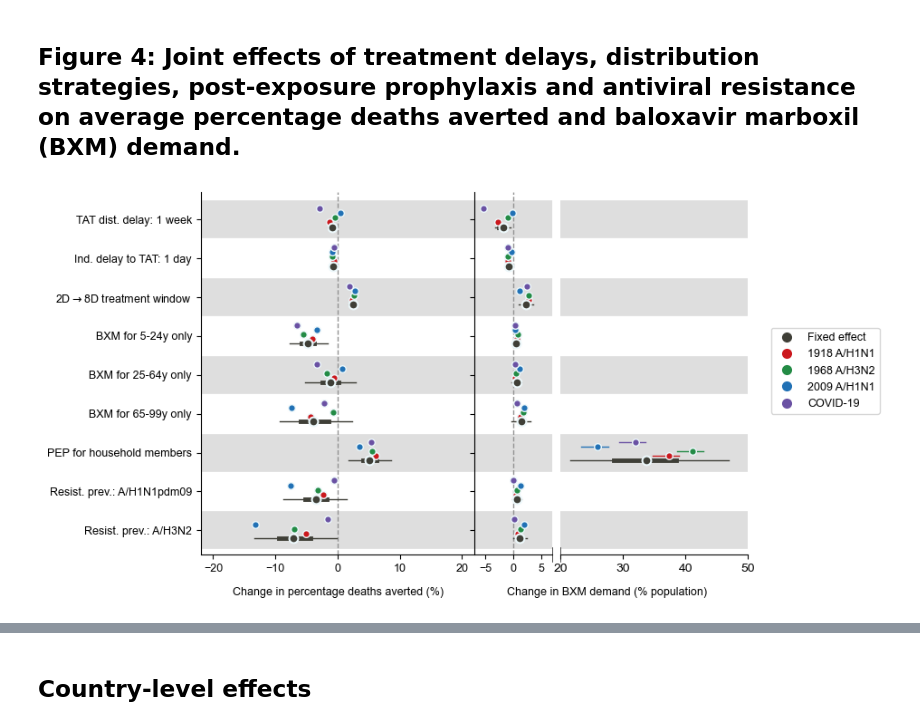
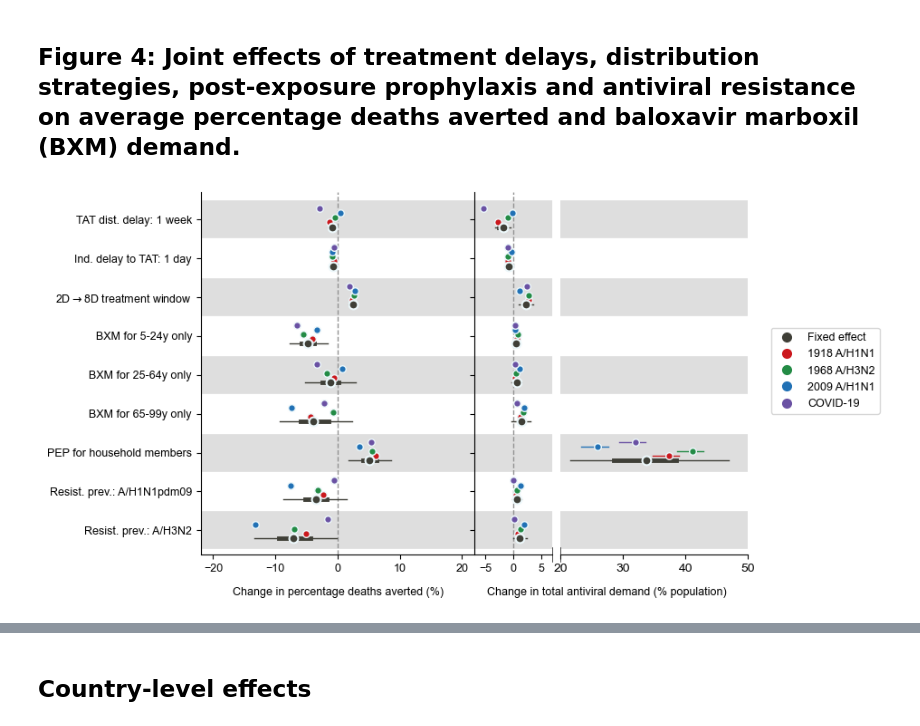
Before and after one commit to AMC-LAEB/flu-antiviral-stockpile, a Jupyter notebook: notebooks/av_stockpile.ipynb, the cells around one changed output, grey strips where cells are left out. Drawn from its saved outputs; the diff is of its cells as text; code cells hidden in the pictures.

Commit message:
revised manuscript

```diff
--- a/notebooks/av_stockpile.ipynb
+++ b/notebooks/av_stockpile.ipynb
@@ -461,7 +504,7 @@ display (table_01)
 # %%
 country_iso_codes_df = pd.read_csv("../data/country_iso_codes.csv")
 
-table_s2 = []
+table_s3 = []
 plot_df = tat_stockpile_df[(tat_stockpile_df['baseline']==0.)&(tat_stockpile_df['PEP']==0.)&(tat_stockpile_df['treat_window']==2.)&(tat_stockpile_df['bxm_resistance']==0.)&(tat_stockpile_df['tat_delay']==1.)&(tat_stockpile_df['AVS']==7.)].copy()
 for i, pandemic in enumerate(["pandemic1918", "pandemic1968", "pandemic2009", "covid"]):
     curr_baseline_df = baseline_df[baseline_df['pandemic']==pandemic].copy().set_index("country")
@@ -482,15 +525,15 @@ for i, pandemic in enumerate(["pandemic1918", "pandemic1968", "pandemic2009", "c
         curr_plot_df['country'] = curr_plot_df['country'].map(country_iso_codes_df[['alpha-3', 'name']].set_index("alpha-3")['name'])
         sub_plot_df = curr_plot_df[['treatment', 'country', 'pandemic', 'dea_averted_perc', 'dea_averted_per_mil', 'av_stockpile_size', 'test_per_pax']].copy()
 
-        table_s2.append(sub_plot_df)
+        table_s3.append(sub_plot_df)
 
-table_s2 = pd.concat(table_s2, ignore_index=True)
-table_s2 = table_s2.fillna("No deaths")
+table_s3 = pd.concat(table_s3, ignore_index=True)
+table_s3 = table_s3.fillna("No deaths")
 
-table_s2['pandemic'] = table_s2['pandemic'].map({"covid":"COVID-19", "pandemic1918":"1918 A/H1N1", "pandemic1968":"1968 A/H3N2", "pandemic2009":"2009 A/H1N1"})
-table_s2 = table_s2.set_index(['country', 'pandemic', 'treatment']).sort_index()
-table_s2.to_csv("../manuscript/table_s2.csv")
-table_s2
+table_s3['pandemic'] = table_s3['pandemic'].map({"covid":"COVID-19", "pandemic1918":"1918 A/H1N1", "pandemic1968":"1968 A/H3N2", "pandemic2009":"2009 A/H1N1"})
+table_s3 = table_s3.set_index(['country', 'pandemic', 'treatment']).sort_index()
+table_s3.to_csv("../manuscript/table_s3.csv")
+table_s3
 # %% [output]
 |  |  |  | dea_averted_perc | dea_averted_per_mil | av_stockpile_size | test_per_pax |
 | country | pandemic | treatment |  |  |  |  |
@@ -550,9 +901,10 @@ for r, treatment in enumerate(["BXM", "OSL"]):
             ax.scatter(X, Y, c=Z, cmap=cmap, s=12, edgecolors=['#cb181d','#238b45','#2171b5','#6a51a3'][p], linewidths=0.5,
                        zorder=100 - p, alpha=0.75)
 
-        xticks = np.linspace(2., 5., 4)
+        xticks = np.linspace(2., 6., 5)
+
         ax.set_xticks(xticks)# (ax.get_yticks())
-        ax.set_xticklabels(["{:,}".format(yv) for yv in np.int64(10**yticks)])
+        ax.set_xticklabels(["{:,}".format(yv) for yv in np.int64(10**xticks)])
         ax.set_xlim(2., 5.6)
         if y == 0:
             ax.set_ylim(17,103)
@@ -734,13 +1089,13 @@ analysis_df.head()
 ## bayesian linear regression results
 # %%
 # result draws
-fixed_effect_draws = pd.read_csv("../manuscript/m1_fixed_effects.csv", index_col=0)
-pandemic_re_draws = pd.read_csv("../manuscript/m1_re_pandemic.csv", index_col=0)
-country_re_draws = pd.read_csv("../manuscript/m1_re_country.csv", index_col=0)
+fixed_effect_draws = pd.read_csv("../manuscript/bayesian_results/m1_fixed_effects.csv", index_col=0)
+pandemic_re_draws = pd.read_csv("../manuscript/bayesian_results/m1_re_pandemic.csv", index_col=0)
+country_re_draws = pd.read_csv("../manuscript/bayesian_results/m1_re_country.csv", index_col=0)
 
-av_fixed_effect_draws = pd.read_csv("../manuscript/av_m1_fixed_effects.csv", index_col=0)
-av_pandemic_re_draws = pd.read_csv("../manuscript/av_m1_re_pandemic.csv", index_col=0)
-av_country_re_draws = pd.read_csv("../manuscript/av_m1_re_country.csv", index_col=0)
+av_fixed_effect_draws = pd.read_csv("../manuscript/bayesian_results/av_m1_fixed_effects.csv", index_col=0)
+av_pandemic_re_draws = pd.read_csv("../manuscript/bayesian_results/av_m1_re_pandemic.csv", index_col=0)
+av_country_re_draws = pd.read_csv("../manuscript/bayesian_results/av_m1_re_country.csv", index_col=0)
 
 # y-sd
 y_sd = np.std(analysis_df['perc_averted_deaths_norm']) * 100
@@ -1001,7 +1356,7 @@ for axi in range(2):
                 ax.plot([pandemic_hpd[0][0], pandemic_hpd[0][1]], [yi - 0.2 + (pi+1)*0.12]*2, lw=1., c=pcol, zorder=91)
 
             #ax.plot(xx, yy-0.2, lw=5., c=pcol, zorder=95, alpha=0.7)
-            #print (pandemic, "%.1f (%.1f - %.1f)"%(pandemic_modes[0], pandemic_hpd[0][0], pandemic_hpd[0][1]))
+            #print (pandemic, par, "%.1f (%.1f - %.1f)"%(pandemic_modes[0], pandemic_hpd[0][0], pandemic_hpd[0][1]))
             """
             density_y = density(np.linspace(ll, ul, 201))
             density_y = 0.5 * (density_y/density_y.max()) + yi + 0.12
@@ -1024,32 +1379,32 @@ for axi in range(2):
         #ax.text(x=1., y=0., , fontsize=9, transform=ax.transAxes)
         ax22.set_ylim(ax.get_ylim())
         ax22.set_yticklabels([])
         ax22.tick_params(axis='y', left=None)
 
         ax.spines['right'].set_visible(False)
         ax22.spines['left'].set_visible(False)
 
         d = .02 # how big to make the diagonal lines in axes coordinates
         # arguments to pass plot, just so we don't keep repeating them
         kwargs = dict(transform=ax.transAxes, color='k', clip_on=False, linewidth=.5)
         ax.plot((1,1),(-d,+d), **kwargs) # top-left diagonal
 
         kwargs.update(transform=ax22.transAxes) # switch to the bottom axes
         ax22.plot((0,0),(-d,+d), **kwargs) # top-right diagonal
 
     ax.tick_params(axis='both', labelsize=9)
 
 legend_handles = []
 for label, col in zip(["Fixed effect", "1918 A/H1N1", "1968 A/H3N2", "2009 A/H1N1", "COVID-19"],
                       ['#3F3F37', '#cb181d','#238b45','#2171b5','#6a51a3', ]):
     legend_handles.append(Line2D([0], [0], marker='o', color=col,
                                  label=label, markerfacecolor=col,
                                  lw=0., markersize=7))
 fig.legend(handles=legend_handles, ncols=1, loc="center left", bbox_to_anchor=(0.925, 0.5), fontsize=9)
 
 fig.text(x=0.32, y=0.03, s="Change in percentage deaths averted (%)", fontsize=9, ha='center', va='center')
-fig.text(x=0.7, y=0.03, s="Change in BXM demand (% population)", fontsize=9, ha='center', va='center')
+fig.text(x=0.7, y=0.03, s="Change in total antiviral demand (% population)", fontsize=9, ha='center', va='center')
 plt.savefig("../manuscript/figure004.png", bbox_inches='tight', dpi=600)
 plt.show()
 # %% [output]
-[figure, old version]
+[figure, new version]
```
Also changed, not shown: parts of 13 cells of this notebook, 35 other files.
